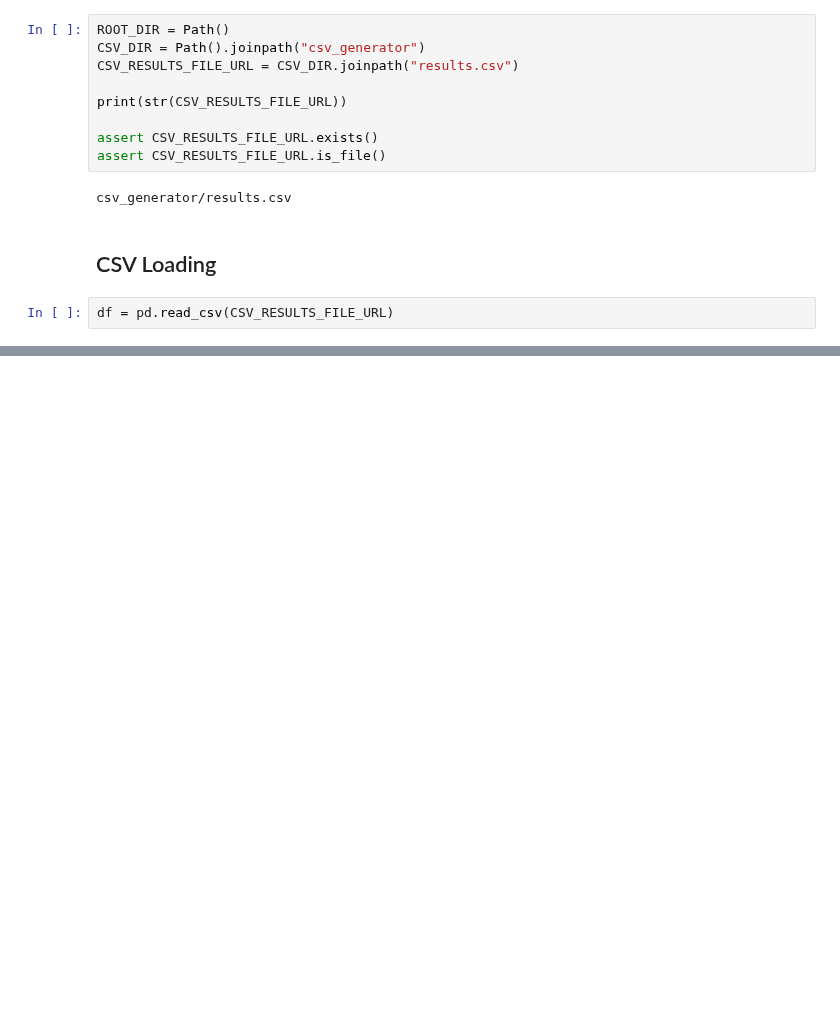
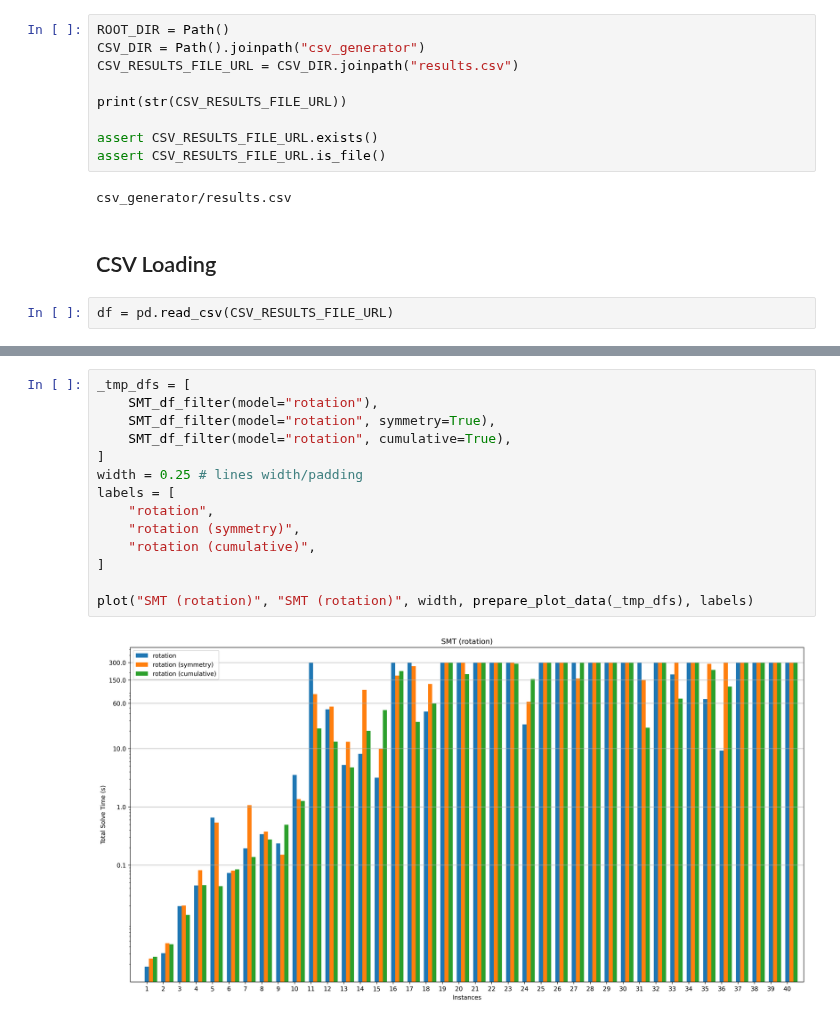
Before and after one commit to contimatteo/VLSI, a Jupyter notebook: notebooks/plots.ipynb, the cells around one changed output, grey strips where cells are left out. Drawn from its saved outputs; the diff is of its cells as text; blank space fills up the shorter version.

```diff
--- a/notebooks/plots.ipynb
+++ b/notebooks/plots.ipynb
@@ -44,0 +138,16 @@ df.head(15)
+# %%
+_tmp_dfs = [
+    SMT_df_filter(model="rotation"),
+    SMT_df_filter(model="rotation", symmetry=True),
+    SMT_df_filter(model="rotation", cumulative=True),
+]
+width = 0.25 # lines width/padding
+labels = [
+    "rotation",
+    "rotation (symmetry)",
+    "rotation (cumulative)",
+]
+
+plot("SMT (rotation)", "SMT (rotation)", width, prepare_plot_data(_tmp_dfs), labels)
+# %% [output]
+[figure, added]
```
Also changed, not shown: parts of 12 cells of this notebook, 2 other files.
